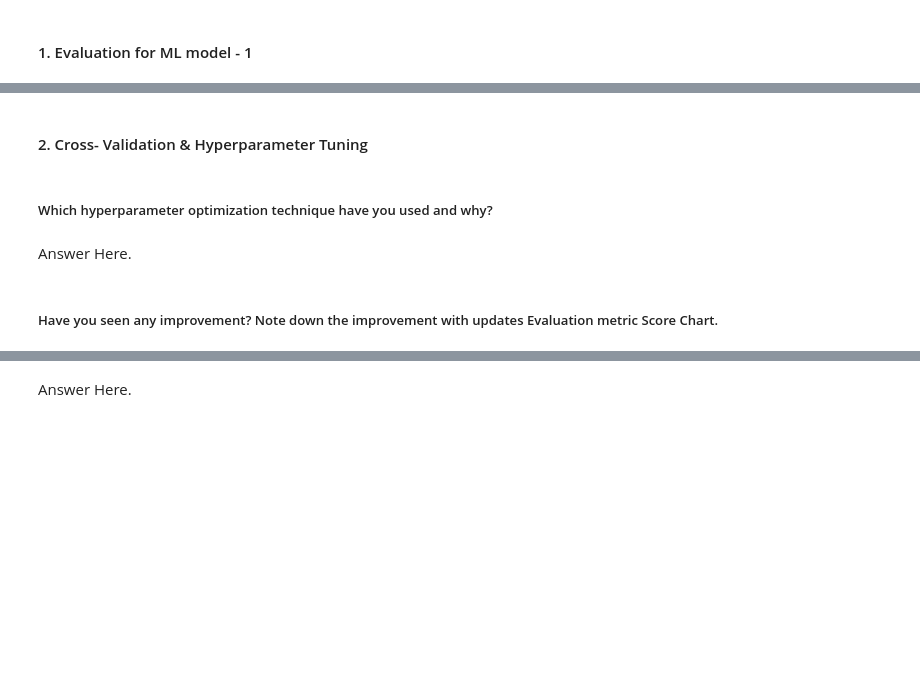
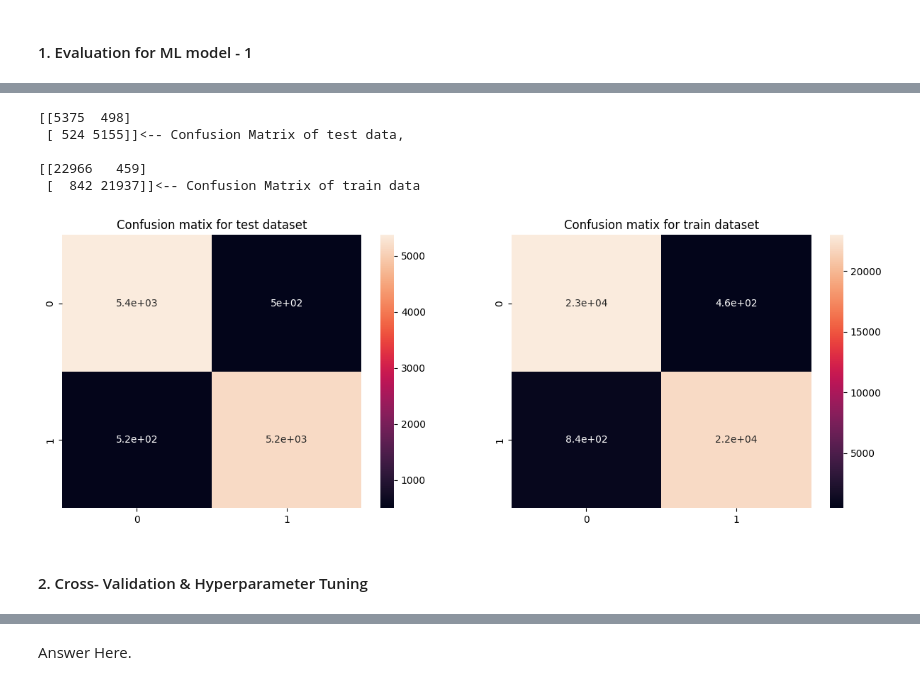
Before and after one commit to MrMRaut/Airline-Referral-Classification, a Jupyter notebook: Airline_Referral_Classification.ipynb, the cells around one changed output, grey strips where cells are left out. Cells and saved outputs as stored; diff of their text form; code cells hidden in the pictures; blank space fills up the shorter version.

```diff
--- a/Airline_Referral_Classification.ipynb
+++ b/Airline_Referral_Classification.ipynb
@@ -998,0 +1015,12 @@ plt.show()
+# %%
+# ML Model - 2 Implementation
+from sklearn.tree import DecisionTreeClassifier
+
+dt = DecisionTreeClassifier()
+
+# Fit the Algorithm
+dt.fit(xtrain, ytrain)
+
+# Predict on the model
+test_pred = dt.predict(xtest)
+train_pred = dt.predict(xtrain)
@@ -999,2 +1059,23 @@ plt.show()
+# %%
+print(f'''{confusion_matrix(ytest, test_pred)}<-- Confusion Matrix of test data, \n\n{confusion_matrix(ytrain, train_pred)}<-- Confusion Matrix of train data''')
+
+plt.figure(figsize=(15,5))
+
+plt.subplot(1,2,1)
+sns.heatmap(confusion_matrix(ytest, test_pred), annot = True)
+plt.title('Confusion matix for test dataset')
+
+plt.subplot(1,2,2)
+sns.heatmap(confusion_matrix(ytrain, train_pred), annot = True)
+plt.title('Confusion matix for train dataset')
+
+plt.show()
+# %% [output]
+[[5375  498]
+ [ 524 5155]]<-- Confusion Matrix of test data,
+
+[[22966   459]
+ [  842 21937]]<-- Confusion Matrix of train data
+[figure, added]
 # %% [markdown]
 #### 2. Cross- Validation & Hyperparameter Tuning
@@ -1007,6 +1081,0 @@ plt.show()
-# %% [markdown]
-##### Which hyperparameter optimization technique have you used and why?
-# %% [markdown]
-Answer Here.
-# %% [markdown]
-##### Have you seen any improvement? Note down the improvement with updates Evaluation metric Score Chart.
```
Also changed, not shown: parts of 72 cells of this notebook.
